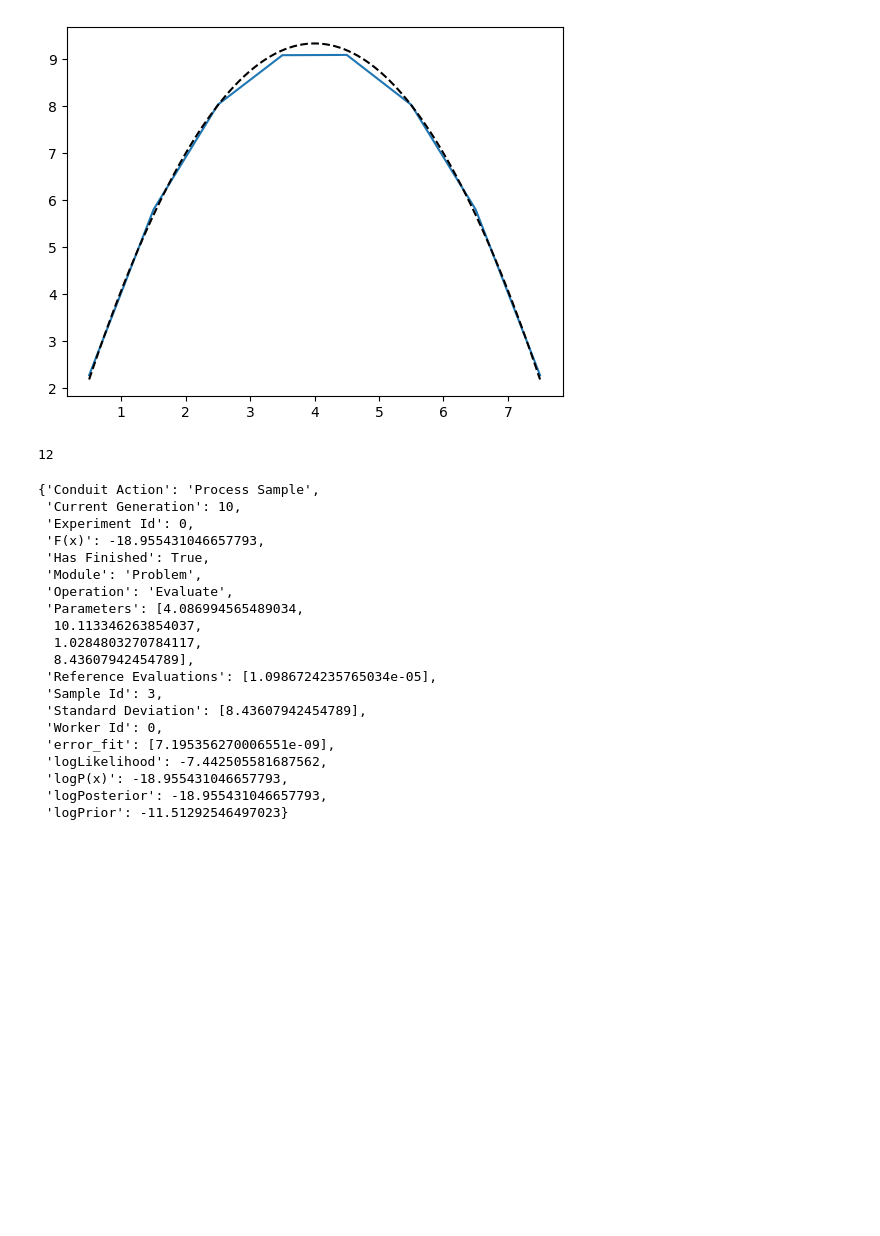
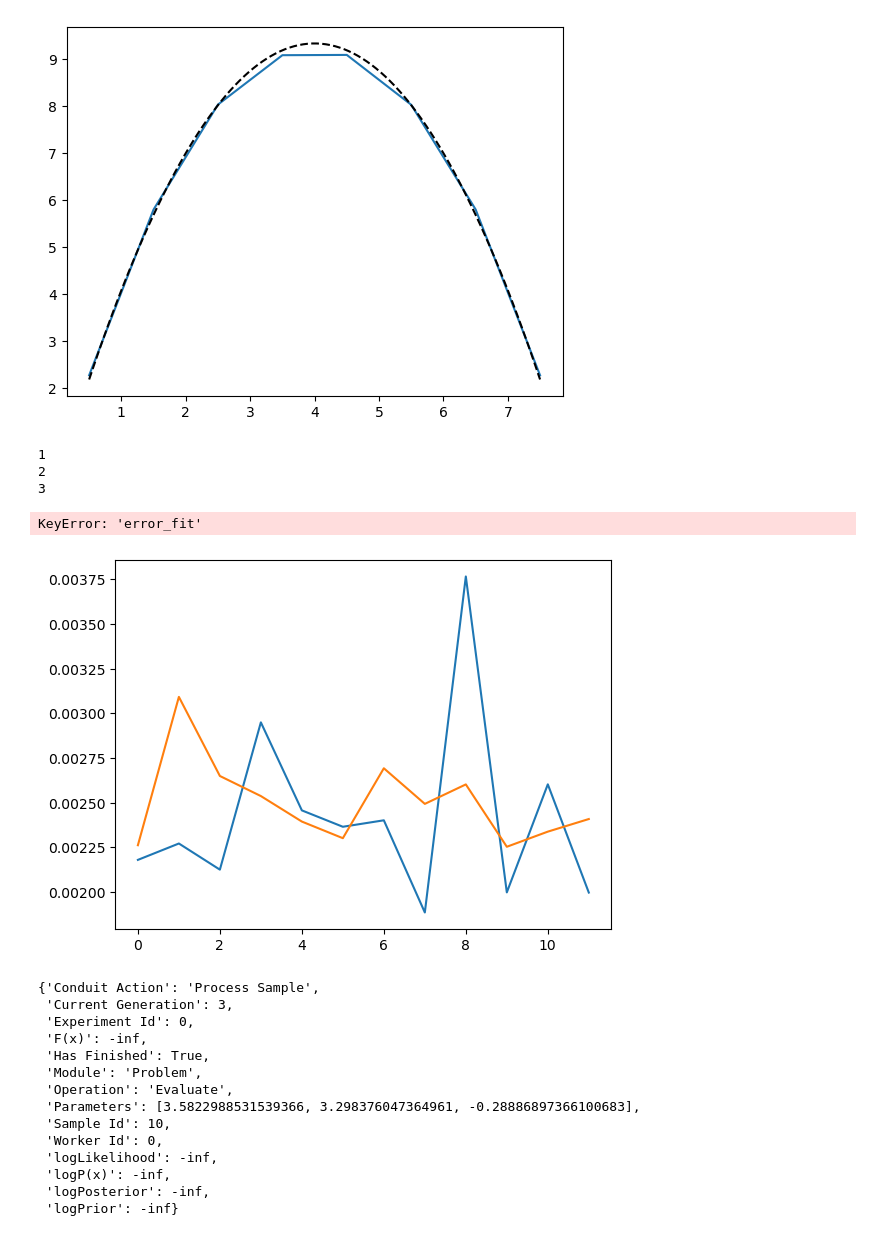
Before and after one commit to BrieucB/UQ_DPD, a Jupyter notebook: checkup.ipynb, the cells around one changed output. Cells and saved outputs as stored; diff of their text form; code cells hidden in the pictures; blank space fills up the shorter version.

```diff
--- a/checkup.ipynb
+++ b/checkup.ipynb
@@ -63,32 +69,37 @@ plt.plot(u, quadratic_func(u, *popt), 'k--')
 [figure]
 # %%
 import json
-with open('_korali_result_cmaes/gen00000010.json') as f:
-  data = json.load(f)
+data={}
+list_gen=np.arange(1,35)
 
-len(data["Samples"])
+for gen in list_gen:
+  with open('_korali_result_cmaes/gen%08d.json'%gen) as f:
+    data[gen] = json.load(f)
-# %% [output]
-12
+# %%
+for gen in list_gen:
+    print(gen)
+    r=np.arange(len(data[gen]["Samples"]))
+    plt.plot(r, [data[gen]["Samples"][k]["error_fit"] for k in r])
+# %% [output]
+1
+2
+3
+KeyError: 'error_fit'
+[figure, added]
 # %%
-data["Samples"][3]
+data[gen]["Samples"][10]
 # %% [output]
 {'Conduit Action': 'Process Sample',
- 'Current Generation': 10,
+ 'Current Generation': 3,
  'Experiment Id': 0,
- 'F(x)': -18.955431046657793,
+ 'F(x)': -inf,
  'Has Finished': True,
  'Module': 'Problem',
  'Operation': 'Evaluate',
- 'Parameters': [4.086994565489034,
-  10.113346263854037,
-  1.0284803270784117,
-  8.43607942454789],
- 'Reference Evaluations': [1.0986724235765034e-05],
- 'Sample Id': 3,
- 'Standard Deviation': [8.43607942454789],
+ 'Parameters': [3.5822988531539366, 3.298376047364961, -0.28886897366100683],
+ 'Sample Id': 10,
  'Worker Id': 0,
- 'error_fit': [7.195356270006551e-09],
- 'logLikelihood': -7.442505581687562,
- 'logP(x)': -18.955431046657793,
- 'logPosterior': -18.955431046657793,
- 'logPrior': -11.51292546497023}
+ 'logLikelihood': -inf,
+ 'logP(x)': -inf,
+ 'logPosterior': -inf,
+ 'logPrior': -inf}
```
Also changed, not shown: parts of 18 cells of this notebook, 4 other files.
